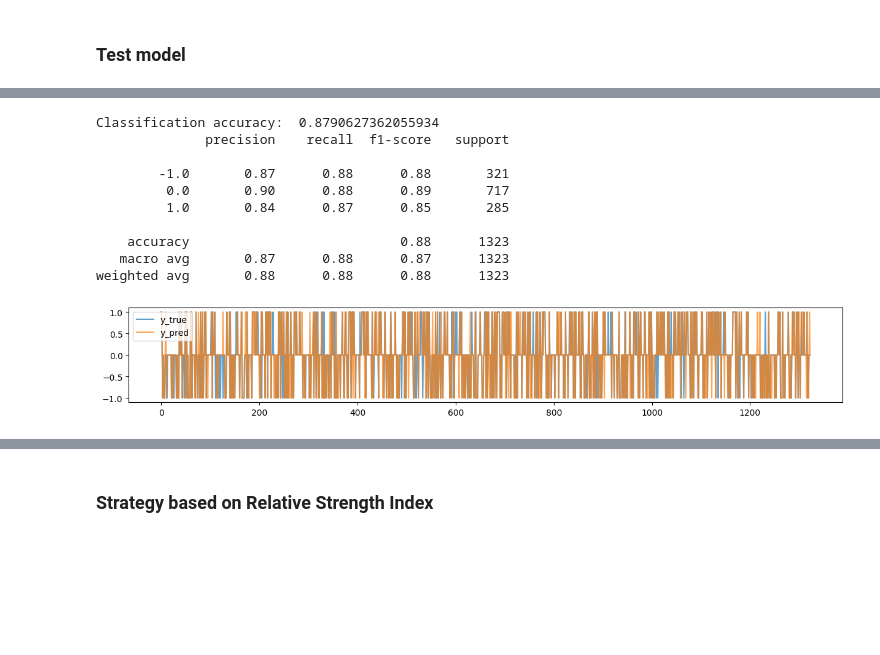
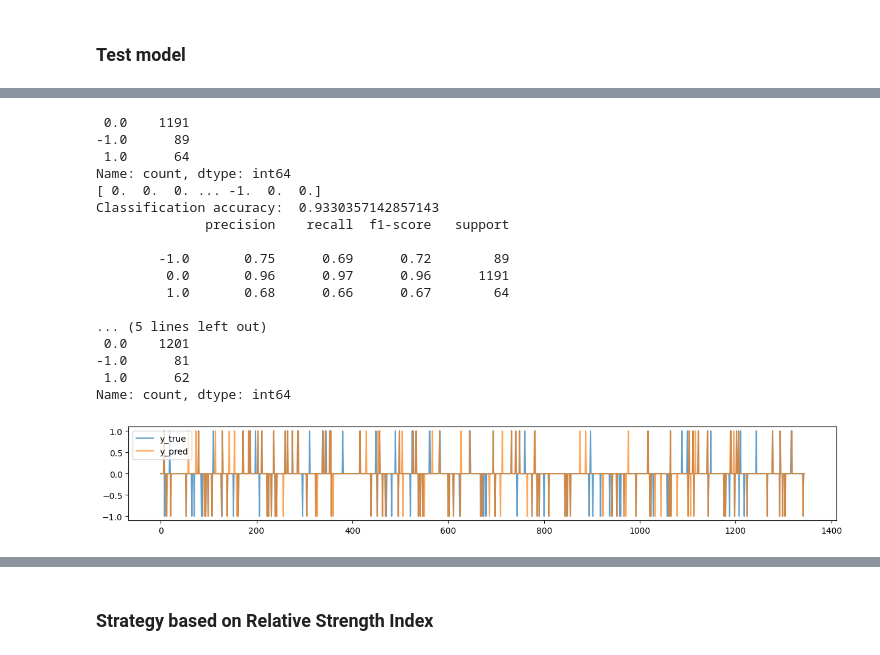
Before and after one commit to benricok/hackathonn23, a Jupyter notebook: testing/darren/model.ipynb, the cells around one changed output, grey strips where cells are left out. Saved outputs shown, nothing was run; the diff lists cells and outputs as text; code cells hidden in the pictures; blank space fills up the shorter version.

```diff
--- a/testing/darren/model.ipynb
+++ b/testing/darren/model.ipynb
@@ -13,8 +15,8 @@ import pandas as pd
 import pyarrow.parquet as pq
 
 DATA_PATH='/home/bkadmin/datasets/spatialedge-hackathon-H1/v1/'
-FROM_DATE='20180601'
-TO_DATE='20190701'
+FROM_DATE='20181001'
+TO_DATE='20191101'
 SYMBOL = 'EURUSD'
 TIMEFRAME = 'H1'
 
@@ -159,7 +161,7 @@ data.head()
 # %%
 # Lagging price indicator
 #data['X_LAG1'] = data.Close.shift(24)
-lf = LagFeatures(periods=2, variables = ["Close"])
+lf = LagFeatures(periods=PERIOD, variables = ["Close"])
 # %%
 data.index.value_counts()
 # %% [output]
@@ -220,7 +216,7 @@ def get_X(data):
     return data.filter(like='X').values
 
 def get_y(data):
-    y = data.Close.pct_change(48).shift(-48)
+    y = data.Close.pct_change(PERIOD).shift(-PERIOD)
     y[y.between(-.004,.004)] = 0
     y[y > 0] = 1
     y[y < 0] = -1
@@ -337,5 +333,5 @@ plt.show()
 # %%
-new_data = data.drop(sorted_feature_names[8:], axis='columns')
+new_data = data.drop(sorted_feature_names[10:], axis='columns')
 
 new_data
 # %% [output]
@@ -355,33 +352,49 @@ new_data
 # %%
+del X, y, X_train, X_test, y_train, y_test
+
 X, y = get_clean_Xy(new_data)
+
 X_train, X_test, y_train, y_test = train_test_split(X, y, test_size = .2, random_state=0)
 
 model = DecisionTreeClassifier()
 
-#pd.DataFrame(X)X_test = X_test.drop(['Open','X_DELTA_SMA10', 'X_SMA20', 'X_SMA10', 'X_SMA5', 'X_DELTA_SO14', 'X_SMA50', 'X_BB_upper'], axis='columns')
+print(pd.Series(y_test).value_counts())
+
+print(y_test)
+
 model.fit(X_train,y_train)
 
 y_pred = model.predict(X_test)
-#_ = pd.DataFrame({'y_true': y_test, 'y_pred': y_pred}).plot(figsize=(15, 2), alpha=.7)
 
 print('Classification accuracy: ', np.mean(y_test == y_pred))
 
 print(classification_report(y_test, y_pred))
-#print(log_loss(y_test, y_pred, labels=['Sell', 'None', 'Buy']))
+
+print(y_pred)
+
+
+print(pd.Series(y_pred).value_counts())
 
 _ = pd.DataFrame({'y_true': y_test, 'y_pred': y_pred}).plot(figsize=(15, 2), alpha=.7)
 # %% [output]
-Classification accuracy:  0.8790627362055934
+ 0.0    1191
+-1.0      89
+ 1.0      64
+Name: count, dtype: int64
+[ 0.  0.  0. ... -1.  0.  0.]
+Classification accuracy:  0.9330357142857143
               precision    recall  f1-score   support
 
-        -1.0       0.87      0.88      0.88       321
-         0.0       0.90      0.88      0.89       717
-         1.0       0.84      0.87      0.85       285
+        -1.0       0.75      0.69      0.72        89
+         0.0       0.96      0.97      0.96      1191
+         1.0       0.68      0.66      0.67        64
 
-    accuracy                           0.88      1323
-   macro avg       0.87      0.88      0.87      1323
-weighted avg       0.88      0.88      0.88      1323
+... (5 lines left out)
+ 0.0    1201
+-1.0      81
+ 1.0      62
+Name: count, dtype: int64
-[figure, old version]
+[figure, new version]
 # %%
 clf = xgb.XGBClassifier(objective="binary:logistic", random_state=42)
 
```
Also changed, not shown: parts of 21 cells of this notebook, 1 other file.
